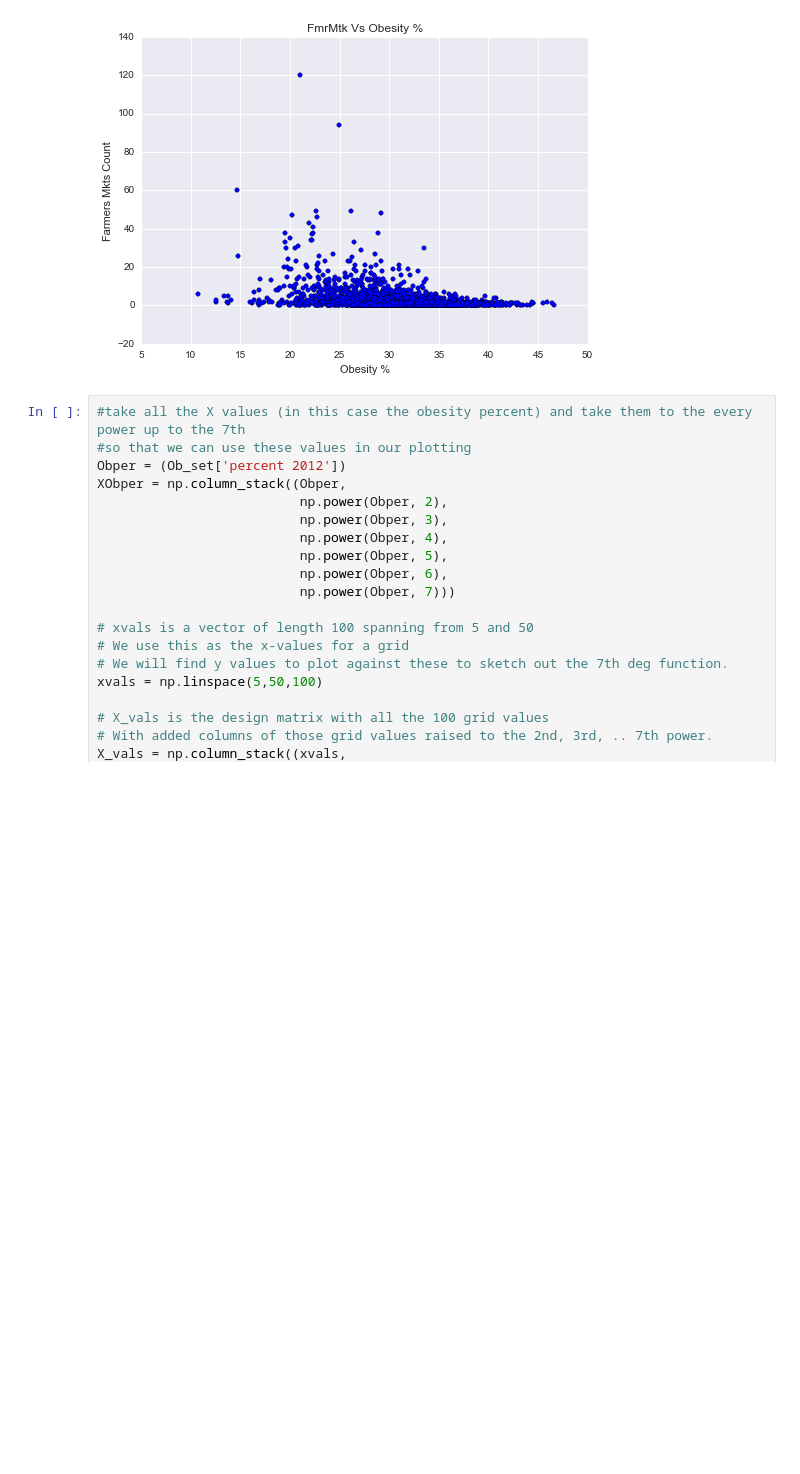
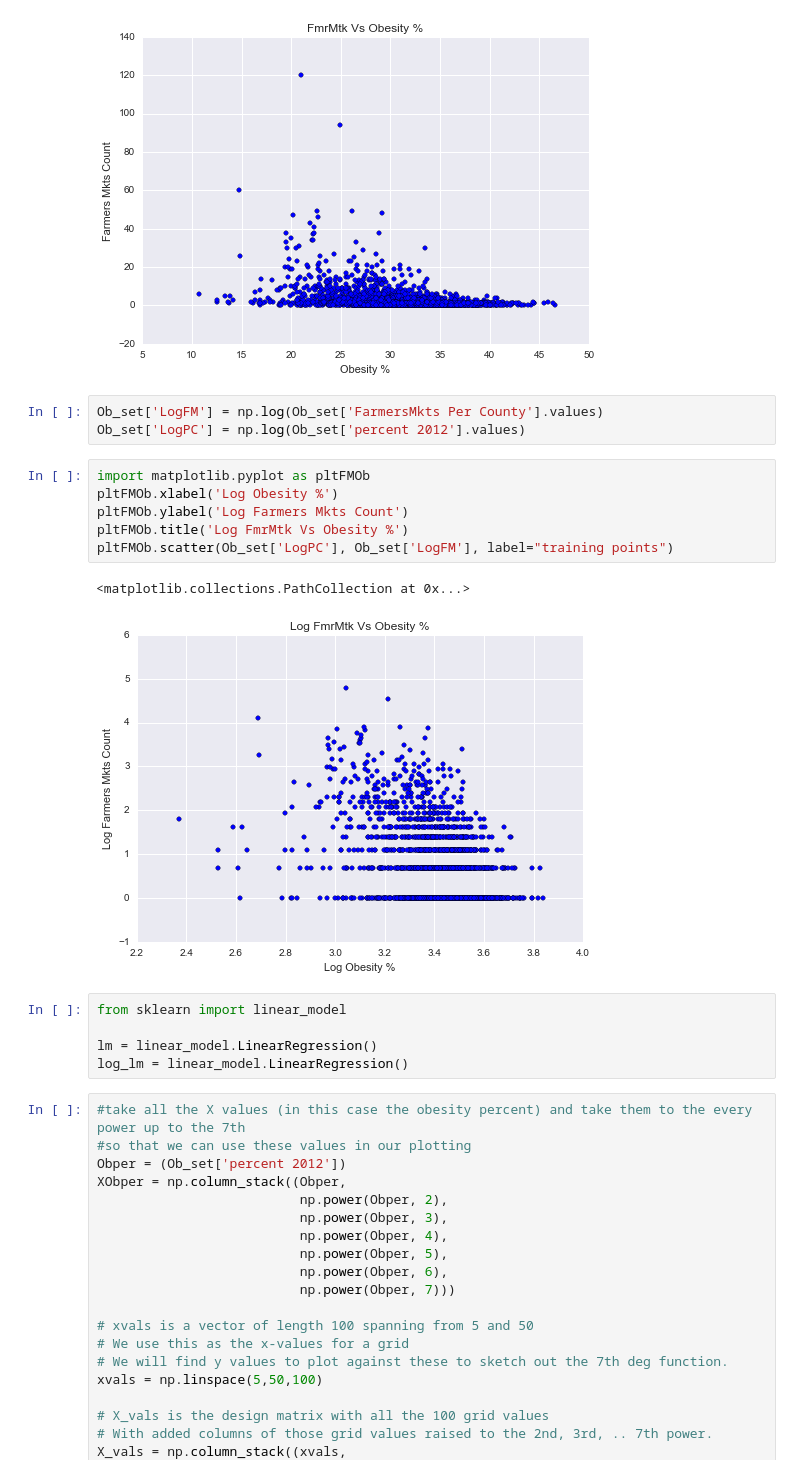
Before and after one commit to ahellman21/ASH, a Jupyter notebook: 1FarmersMkts.ipynb, the cells around one changed output. Cells and saved outputs as stored; diff of their text form; blank space fills up the shorter version.

```diff
--- a/1FarmersMkts.ipynb
+++ b/1FarmersMkts.ipynb
@@ -58,6 +58,23 @@ pltFMOb.scatter(Ob_set['percent 2012'], Ob_set['FarmersMkts Per County'], label=
 # %% [output]
 <matplotlib.collections.PathCollection at 0x...>
 [figure]
+# %%
+Ob_set['LogFM'] = np.log(Ob_set['FarmersMkts Per County'].values)
+Ob_set['LogPC'] = np.log(Ob_set['percent 2012'].values)
+# %%
+import matplotlib.pyplot as pltFMOb
+pltFMOb.xlabel('Log Obesity %')
+pltFMOb.ylabel('Log Farmers Mkts Count')
+pltFMOb.title('Log FmrMtk Vs Obesity %')
+pltFMOb.scatter(Ob_set['LogPC'], Ob_set['LogFM'], label="training points")
+# %% [output]
+<matplotlib.collections.PathCollection at 0x...>
+[figure, added]
+# %%
+from sklearn import linear_model
+
+lm = linear_model.LinearRegression()
+log_lm = linear_model.LinearRegression()
 # %%
 #take all the X values (in this case the obesity percent) and take them to the every power up to the 7th
 #so that we can use these values in our plotting
```
Also changed, not shown: parts of 3 cells of this notebook, 5 other files.
